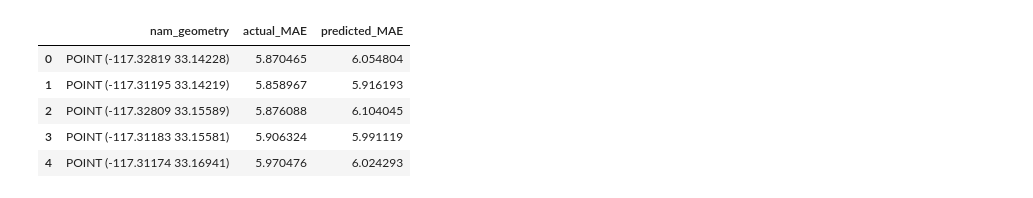
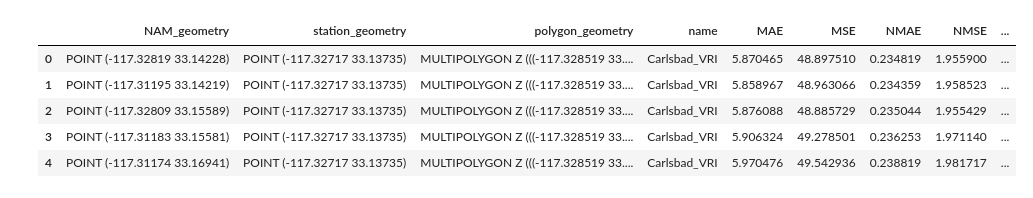
Before and after one commit to StevDoms/SDGE_NAM_Analysis, a Jupyter notebook: DSC180B_Project.ipynb, the cells around one changed output. Cells and saved outputs as stored; diff of their text form; code cells hidden in the pictures.

```diff
--- a/DSC180B_Project.ipynb
+++ b/DSC180B_Project.ipynb
@@ -108,10 +112,10 @@ weather_station_wind_speed_gpd = weather_station_summary_gpd.merge(windspeed_sna
 # %%
 nam_vri_gpd = gpd.sjoin(nam_gpd, src_vri_snapshot_gpd, how='right', predicate='within')
-nam_vri_gpd['nam_geometry'] = nam_vri_gpd.apply(create_point, axis=1)
-nam_vri_gpd = nam_vri_gpd.reset_index(drop=True).drop(columns=['index_left'])
+nam_vri_gpd['NAM_geometry'] = nam_vri_gpd.apply(create_point, axis=1)
+nam_vri_gpd = nam_vri_gpd.reset_index().drop(columns=['index', 'index_left'])
 
 nam_vri_wind_speed_gpd = gpd.sjoin(weather_station_wind_speed_gpd, nam_vri_gpd, how='inner', predicate='within')
-nam_vri_wind_speed_gpd = nam_vri_wind_speed_gpd.reset_index(drop=True).drop(columns=['index_right'])
+nam_vri_wind_speed_gpd = nam_vri_wind_speed_gpd.reset_index().drop(columns=['index', 'index_right'])
 nam_vri_wind_speed_gpd.columns
 # %% [output]
 Index(['objectid', 'weatherstationcode', 'weatherstationname', 'scadartuid',
@@ -160,8 +164,0 @@ filtered_nam_vri_wind_speed_gpd.shape
-# %%
-grouped_columns = ["nam_geometry"]
-
-filtered_nam_vri_wind_speed_gpd["abs_wind_speed_diff"] = (
-    filtered_nam_vri_wind_speed_gpd["nam_wind_speed"] - filtered_nam_vri_wind_speed_gpd["station_wind_speed"]
-).abs()
-
-filtered_nam_vri_wind_speed_gpd.head()
@@ -279,5 +164,0 @@ R² Score: 0.661
-# %%
-# Predict error on entire dataset
-vri_nam_abs_error_pred = best_model.predict(X)
-filtered_nam_vri_wind_speed_gpd['abs_wind_speed_diff_pred'] = vri_nam_abs_error_pred
-filtered_nam_vri_wind_speed_gpd.sort_values(by='abs_wind_speed_diff', ascending=False).head()
@@ -292,15 +264,74 @@ filtered_nam_vri_wind_speed_gpd.sort_values(by='abs_wind_speed_diff', ascending=
 # %%
-grouped_columns = ['nam_geometry']
+grouped_columns = ['NAM_geometry', 'station_geometry', 'polygon_geometry', 'name']
 filtered_nam_vri_wind_speed_gpd_grouped = filtered_nam_vri_wind_speed_gpd.groupby(grouped_columns, sort=False)
 
-nam_vri_error = filtered_nam_vri_wind_speed_gpd_grouped[['abs_wind_speed_diff', 'abs_wind_speed_diff_pred']].mean()
-nam_vri_error = nam_vri_error.rename(columns={'abs_wind_speed_diff':'actual_MAE', 'abs_wind_speed_diff_pred':'predicted_MAE'}).reset_index()
+# Mean Absolute Error
+def calculate_mae(group):
+    abs_error = abs(group['NAM_wind_speed'] - group['station_wind_speed'])
+    return abs_error.mean()
 
-nam_vri_error.head()
+# Mean Squared Error
+def calculate_mse(group):
+    squared_error = (group['NAM_wind_speed'] - group['station_wind_speed']) ** 2
+    return squared_error.mean()
+
+# Normalized Mean Absolute Error
+def calculate_nmae(group):
+    group['abs_error'] = abs(group['NAM_wind_speed'] - group['station_wind_speed'])
+    mae = group['abs_error'].mean()
+    actual_range = group['station_wind_speed'].max() - group['station_wind_speed'].min()
+    nmae = mae / actual_range if actual_range != 0 else None
+    return nmae
+
+# Normalized Mean Squared Error
+def calculate_nmse(group):
+    group['squared_error'] = (group['NAM_wind_speed'] - group['station_wind_speed']) ** 2
+    mse = group['squared_error'].mean()
+    actual_range = group['station_wind_speed'].max() - group['station_wind_speed'].min()
+    nmse = mse / actual_range if actual_range != 0 else None
+    return nmse
+
+# Sigmoid-Damped Distance Error
+def calculate_sdwe(group):
+    abs_error = abs(group['NAM_wind_speed'] - group['station_wind_speed'])
+    distance = group['distance_from_station_km'].iloc[0]
+    sigmoid_weight = 1 / (1 + np.exp(-(distance - d0)/tau))
+    return (abs_error * sigmoid_weight).mean()
+
+# Distance-Weighted Absolute Error (DWAE)
+def calculate_dwae(group):
+    abs_error = abs(group['NAM_wind_speed'] - group['station_wind_speed'])
+    distance = group['distance_from_station_km'].iloc[0]
+    return (abs_error * distance).mean()
+
+d0 = filtered_nam_vri_wind_speed_gpd['distance_from_station_km'].median()
+tau = filtered_nam_vri_wind_speed_gpd['distance_from_station_km'].std()
+
+mae = filtered_nam_vri_wind_speed_gpd_grouped.apply(calculate_mae, include_groups=False).reset_index(name='MAE')
+mse = filtered_nam_vri_wind_speed_gpd_grouped.apply(calculate_mse, include_groups=False).reset_index(name='MSE')
+nmae = filtered_nam_vri_wind_speed_gpd_grouped.apply(calculate_nmae, include_groups=False).reset_index(name='NMAE')
+nmse = filtered_nam_vri_wind_speed_gpd_grouped.apply(calculate_nmse, include_groups=False).reset_index(name='NMSE')
+dwae = filtered_nam_vri_wind_speed_gpd_grouped.apply(calculate_dwae, include_groups=False).reset_index(name='DWAE')
+sdwe = filtered_nam_vri_wind_speed_gpd_grouped.apply(calculate_sdwe, include_groups=False).reset_index(name='SDWE')
+
+errors = (
+    mae
+    .merge(mse, on=grouped_columns, how='inner')
+    .merge(nmae, on=grouped_columns, how='inner')
+    .merge(nmse, on=grouped_columns, how='inner')
+    .merge(dwae, on=grouped_columns, how='inner')
+    .merge(sdwe, on=grouped_columns, how='inner')
+)
+
+errors['distance_from_station_km'] = errors.apply(
+    lambda row: haversine_distance(row['station_geometry'], row['NAM_geometry']), axis=1
+)
+
+errors.head()
 # %% [output]
-|  | nam_geometry | actual_MAE | predicted_MAE |
-| 0 | POINT (-117.32819 33.14228) | 5.870465 | 6.054804 |
-| 1 | POINT (-117.31195 33.14219) | 5.858967 | 5.916193 |
-| 2 | POINT (-117.32809 33.15589) | 5.876088 | 6.104045 |
-| 3 | POINT (-117.31183 33.15581) | 5.906324 | 5.991119 |
-| 4 | POINT (-117.31174 33.16941) | 5.970476 | 6.024293 |
+|  | NAM_geometry | station_geometry | polygon_geometry | name | MAE | MSE | NMAE | NMSE | ... |
+| 0 | POINT (-117.32819 33.14228) | POINT (-117.32717 33.13735) | MULTIPOLYGON Z (((-117.328519 33.... | Carlsbad_VRI | 5.870465 | 48.897510 | 0.234819 | 1.955900 | ... |
+| 1 | POINT (-117.31195 33.14219) | POINT (-117.32717 33.13735) | MULTIPOLYGON Z (((-117.328519 33.... | Carlsbad_VRI | 5.858967 | 48.963066 | 0.234359 | 1.958523 | ... |
+| 2 | POINT (-117.32809 33.15589) | POINT (-117.32717 33.13735) | MULTIPOLYGON Z (((-117.328519 33.... | Carlsbad_VRI | 5.876088 | 48.885729 | 0.235044 | 1.955429 | ... |
+| 3 | POINT (-117.31183 33.15581) | POINT (-117.32717 33.13735) | MULTIPOLYGON Z (((-117.328519 33.... | Carlsbad_VRI | 5.906324 | 49.278501 | 0.236253 | 1.971140 | ... |
+| 4 | POINT (-117.31174 33.16941) | POINT (-117.32717 33.13735) | MULTIPOLYGON Z (((-117.328519 33.... | Carlsbad_VRI | 5.970476 | 49.542936 | 0.238819 | 1.981717 | ... |
```
Also changed, not shown: parts of 50 cells of this notebook, 1 other file.
